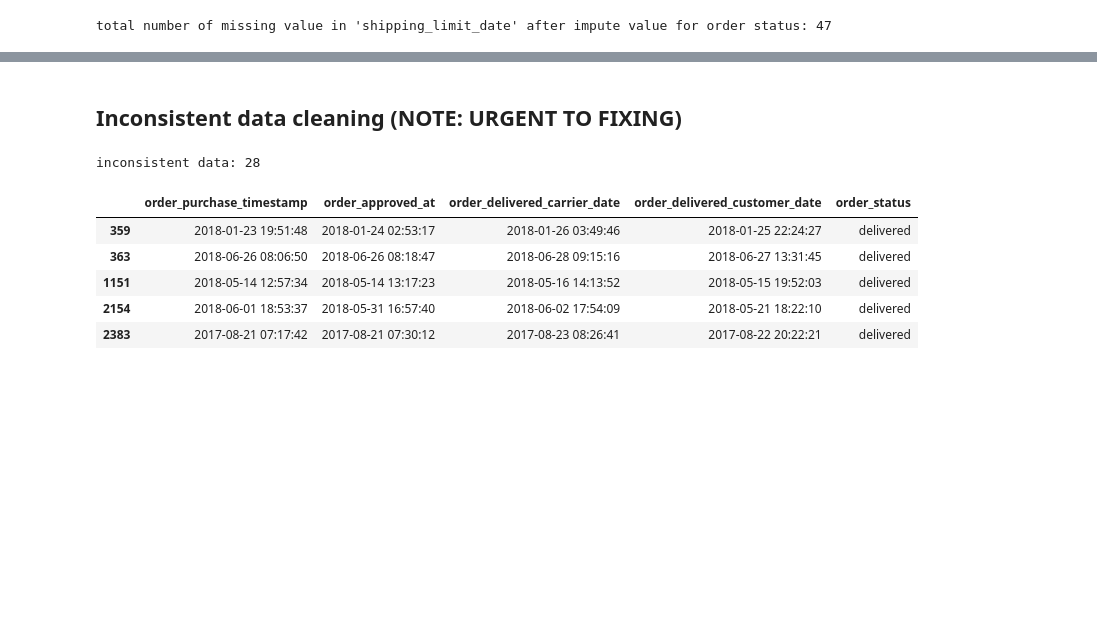
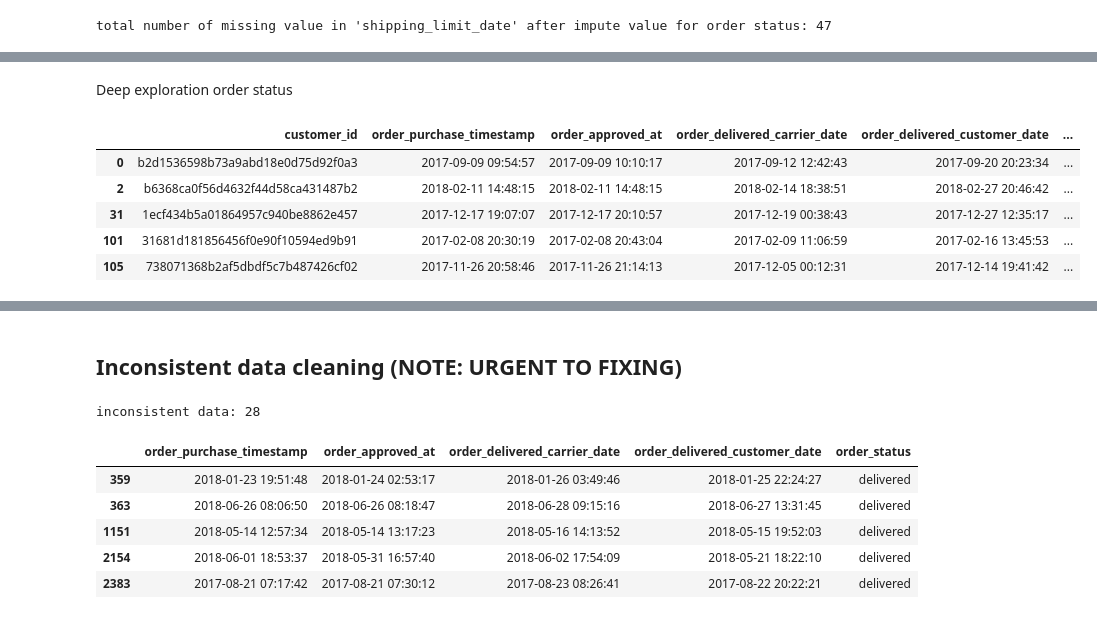
Before and after one commit to RizkiRdm/Olist-E-commerce-Performance-Analysis, a Jupyter notebook: notebooks/data_cleaning.ipynb, the cells around one changed output, grey strips where cells are left out. Drawn from its saved outputs; the diff is of its cells as text; code cells hidden in the pictures; blank space fills up the shorter version.

```diff
--- a/notebooks/data_cleaning.ipynb
+++ b/notebooks/data_cleaning.ipynb
@@ -1224,0 +1251,25 @@ total number of missing value in 'shipping_limit_date' after impute value for or
+# %% [markdown]
+Deep exploration order status
+# %%
+# filter rows where order status is 'NaN'
+filter_status_df = ecom_data_df[ecom_data_df["order_status"].isnull()]
+display(
+    filter_status_df[
+        [
+            "customer_id",
+            "order_purchase_timestamp",
+            "order_approved_at",
+            "order_delivered_carrier_date",
+            "order_delivered_customer_date",
+            "order_estimated_delivery_date",
+            "shipping_limit_date",
+        ]
+    ].head()
+)
+# %% [output]
+|  | customer_id | order_purchase_timestamp | order_approved_at | order_delivered_carrier_date | order_delivered_customer_date | ... |
+| 0 | b2d1536598b73a9abd18e0d75d92f0a3 | 2017-09-09 09:54:57 | 2017-09-09 10:10:17 | 2017-09-12 12:42:43 | 2017-09-20 20:23:34 | ... |
+| 2 | b6368ca0f56d4632f44d58ca431487b2 | 2018-02-11 14:48:15 | 2018-02-11 14:48:15 | 2018-02-14 18:38:51 | 2018-02-27 20:46:42 | ... |
+| 31 | 1ecf434b5a01864957c940be8862e457 | 2017-12-17 19:07:07 | 2017-12-17 20:10:57 | 2017-12-19 00:38:43 | 2017-12-27 12:35:17 | ... |
+| 101 | 31681d181856456f0e90f10594ed9b91 | 2017-02-08 20:30:19 | 2017-02-08 20:43:04 | 2017-02-09 11:06:59 | 2017-02-16 13:45:53 | ... |
+| 105 | 738071368b2af5dbdf5c7b487426cf02 | 2017-11-26 20:58:46 | 2017-11-26 21:14:13 | 2017-12-05 00:12:31 | 2017-12-14 19:41:42 | ... |
```
Also changed, not shown: parts of 7 cells of this notebook.
